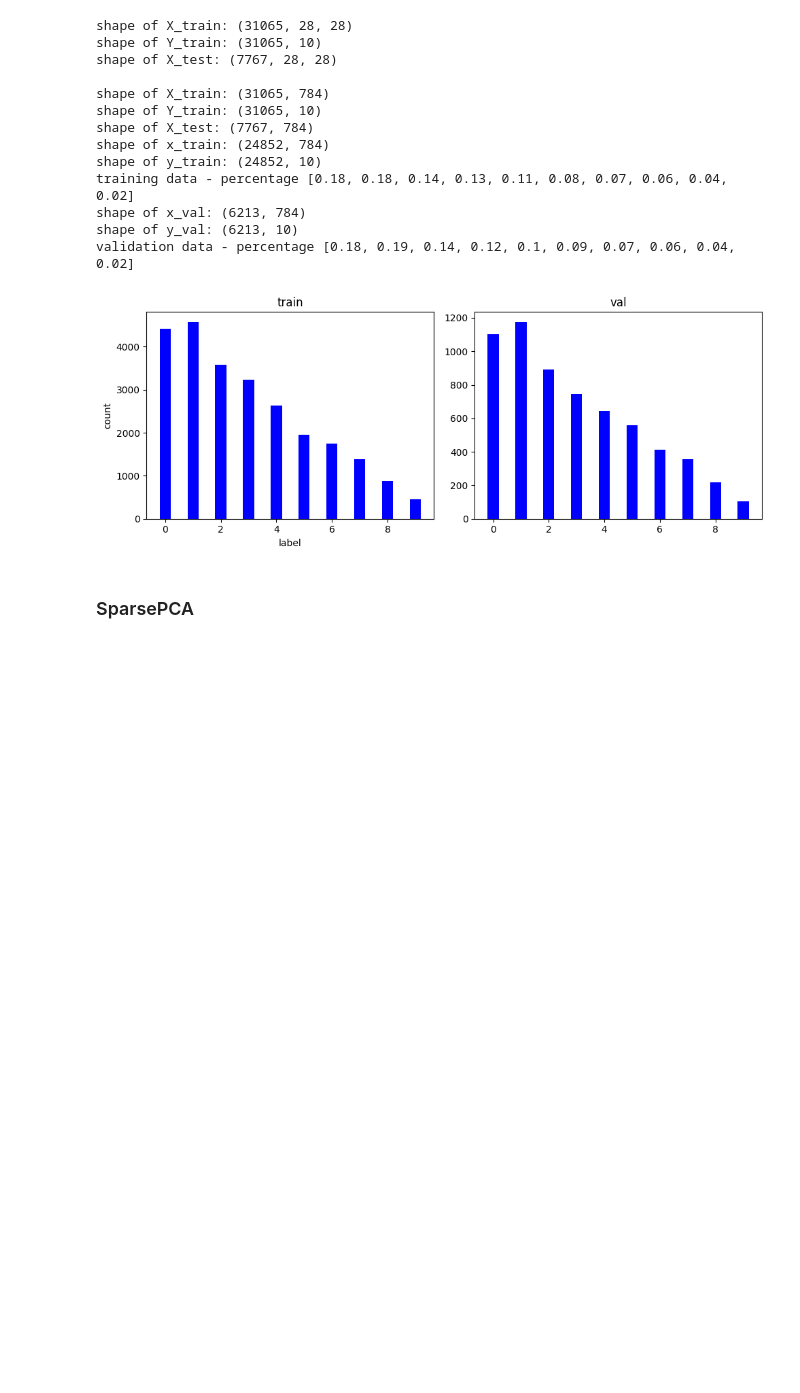
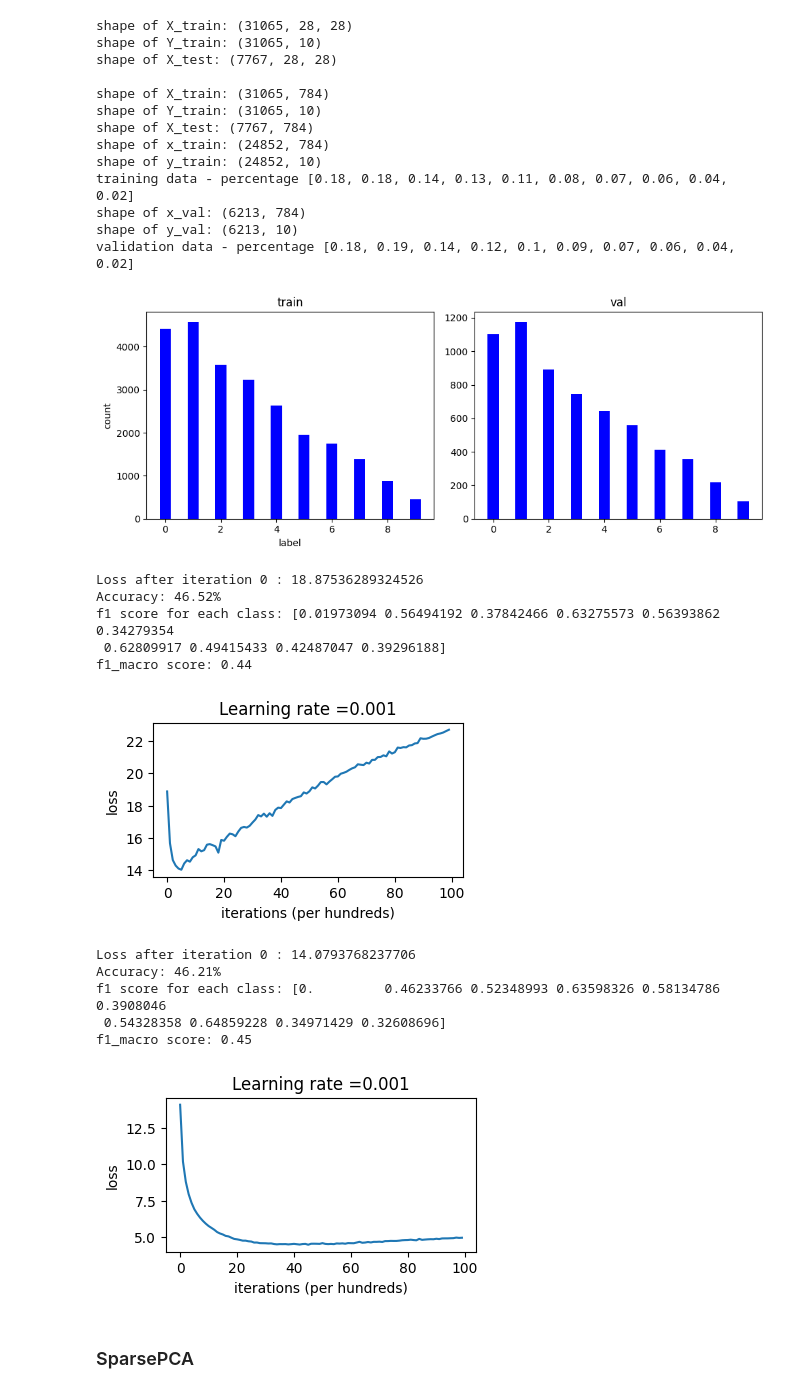
Before and after one commit to nevikw39/ML, a Jupyter notebook: HW4/HW4.ipynb, the cells around one changed output. Cells and saved outputs as stored; diff of their text form; code cells hidden in the pictures; blank space fills up the shorter version.

```diff
--- a/HW4/HW4.ipynb
+++ b/HW4/HW4.ipynb
@@ -367,17 +312,46 @@ X_noise_test_cent = X_noise_test - mu
 # %%
 # YOU CAN DO PCA HERE TO COMPARE THE PERFORMANCE WITH SPARCEPCA (NOT FOR GRADING)
 # PCA PART
 ### START CODE HERE ###
 #PCA PART
-None
+n_components = 256
+pca = MY_PCA(n_components)
+x_train_pca = pca.fit_transform(x_noise_train_cent)
+x_val_pca = pca.transform(x_noise_val_cent)
+x_test_pca = pca.transform(X_noise_test_cent)
 
 #TRAIN WITH ORIGINAL DATA
-None
+config = Config([x_train.shape[1], 64, 10], 'focal_loss')
+
+model = Model(config)
+
+trainer(model, config, x_noise_train, y_noise_train, x_noise_val, y_noise_val)
+
+pred_val = predict(x_noise_val, y_val, model)
 
 #TRAIN WITH PCA DATA
-None
+config = Config([n_components, 64, 10], 'focal_loss')
+
+model = Model(config)
+
+trainer(model, config, x_train_pca, y_noise_train, x_val_pca, y_noise_val)
+
+pred_val = predict(x_val_pca, y_val, model)
 
 ### END CODE HERE ###
+# %% [output]
+Loss after iteration 0 : 18.87536289324526
+Accuracy: 46.52%
+f1 score for each class: [0.01973094 0.56494192 0.37842466 0.63275573 0.56393862 0.34279354
+ 0.62809917 0.49415433 0.42487047 0.39296188]
+f1_macro score: 0.44
+[figure, added]
+Loss after iteration 0 : 14.0793768237706
+Accuracy: 46.21%
+f1 score for each class: [0.         0.46233766 0.52348993 0.63598326 0.58134786 0.3908046
+ 0.54328358 0.64859228 0.34971429 0.32608696]
+f1_macro score: 0.45
+[figure, added]
 # %% [markdown]
 ### SparsePCA
 # %%
```
Also changed, not shown: parts of 10 cells of this notebook, 1 other file.
